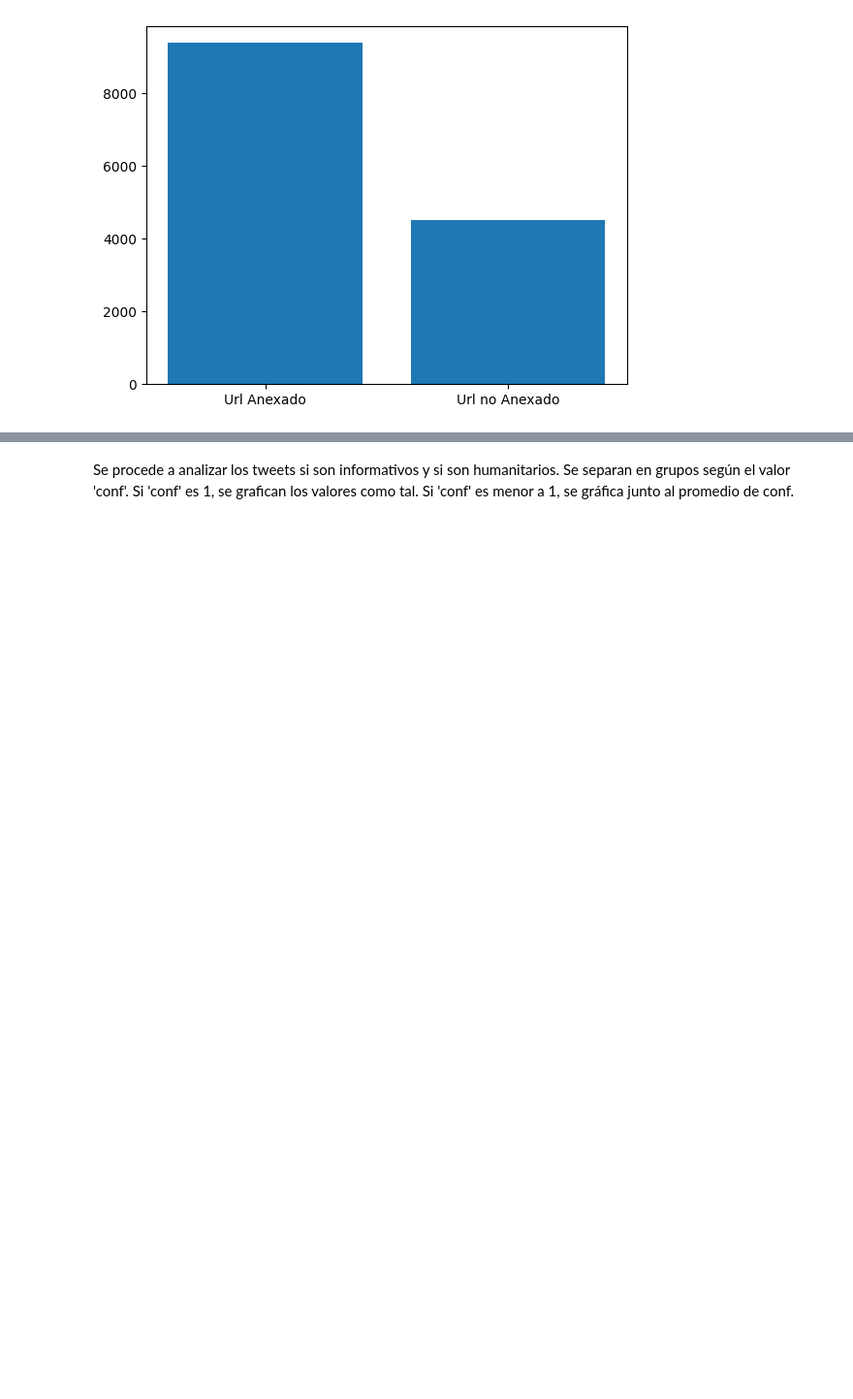
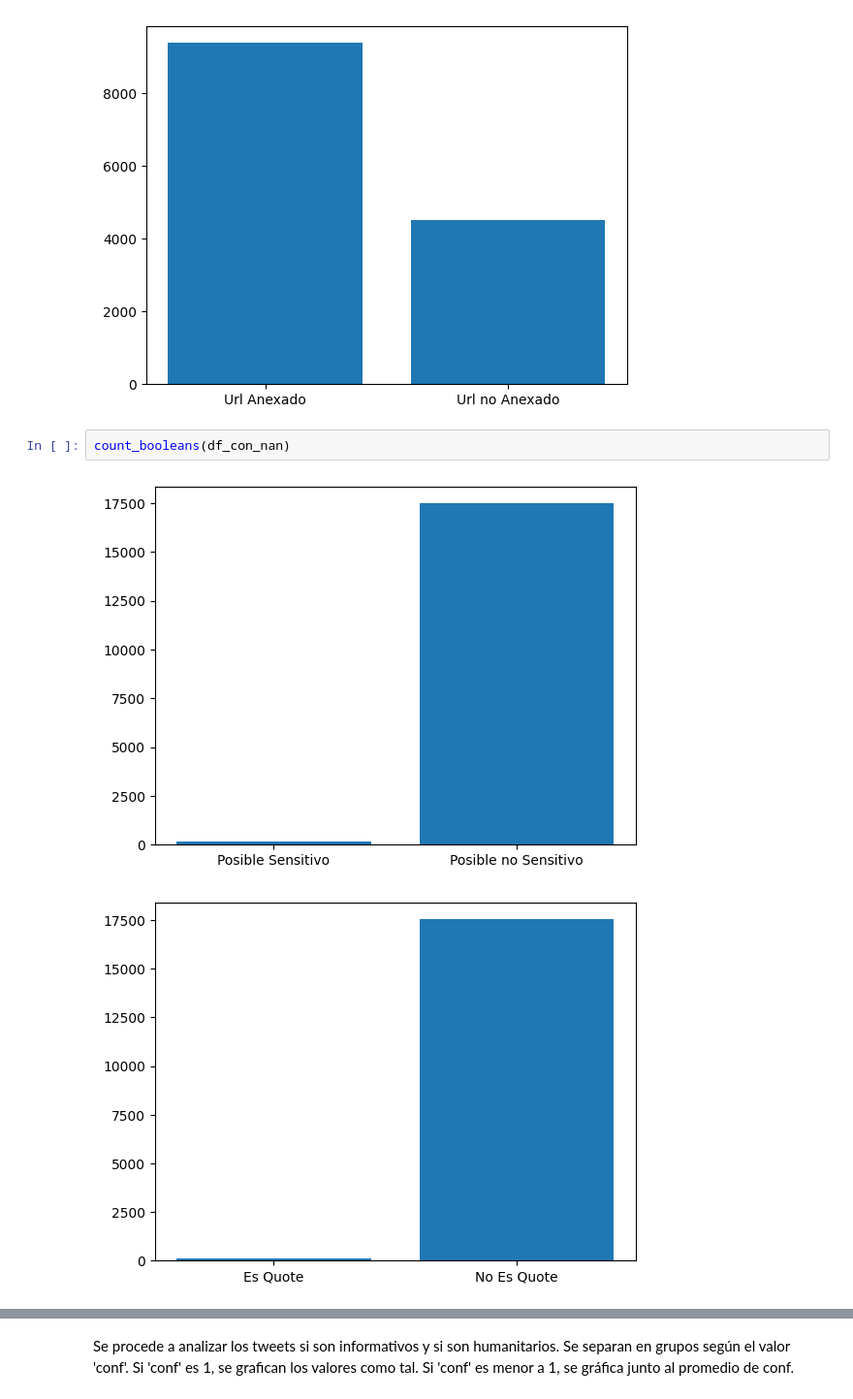
Before and after one commit to Stevennns/Proyecto-Mineria-de-datos-2023-1, a Jupyter notebook: all_data.ipynb, the cells around one changed output, grey strips where cells are left out. Shown at 97% size. Drawn from its saved outputs; the diff is of its cells as text; blank space fills up the shorter version.

```diff
--- a/all_data.ipynb
+++ b/all_data.ipynb
@@ -433,3 +512,8 @@ count_booleans(df)
 [figure]
 [figure]
 [figure]
+# %%
+count_booleans(df_con_nan)
+# %% [output]
+[figure, added]
+[figure, added]
```
Also changed, not shown: parts of 29 cells of this notebook, 2 other files.
